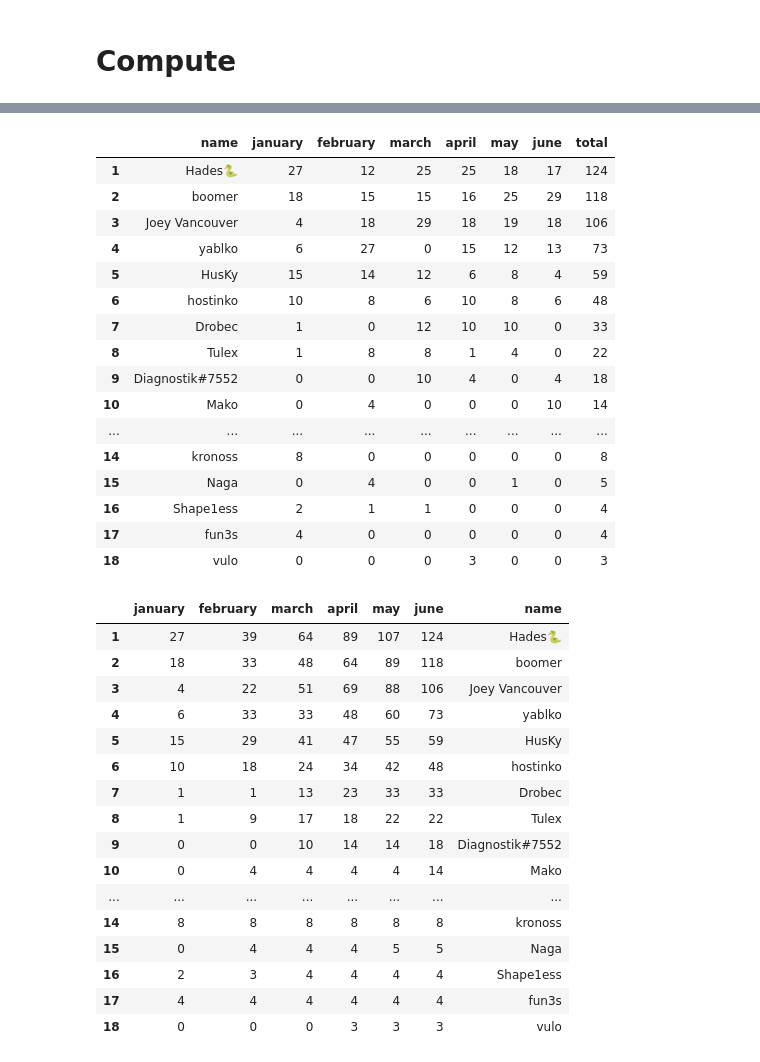
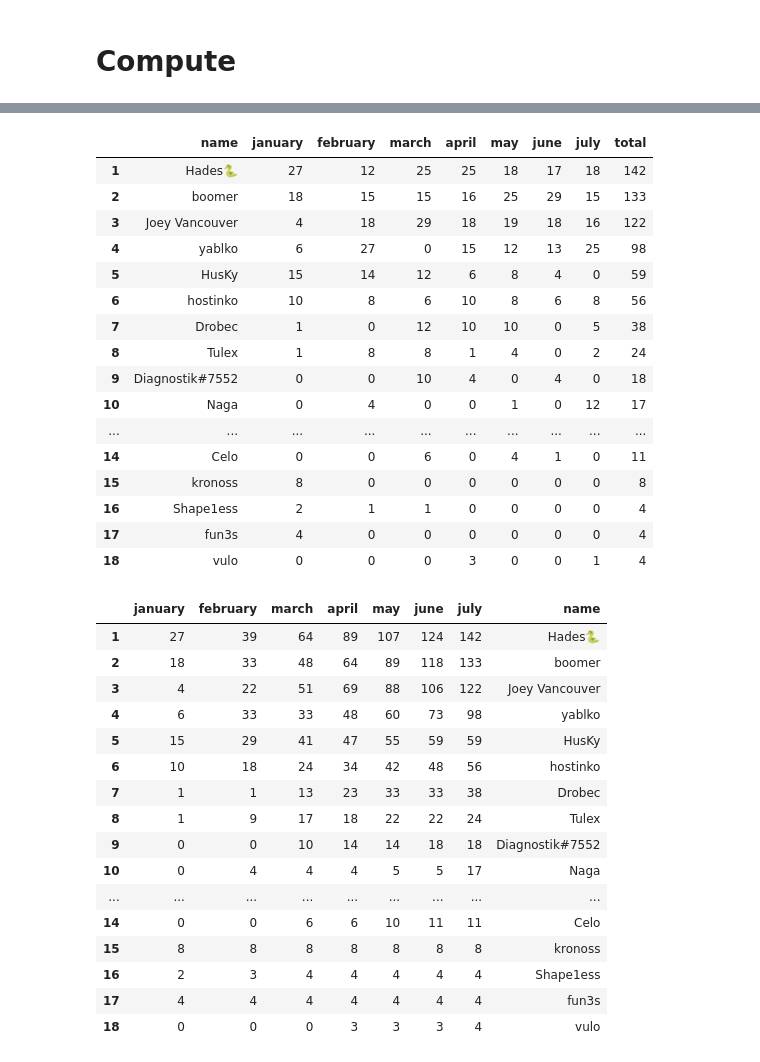
Before and after one commit to pavlikp/Arcade-Watch-Discord-Guess-the-Game-Awards, a Jupyter notebook: QuickGTG.ipynb, the cells around one changed output, grey strips where cells are left out. Cells and saved outputs as stored; diff of their text form; code cells hidden in the pictures.

Commit message:
July update

```diff
--- a/QuickGTG.ipynb
+++ b/QuickGTG.ipynb
@@ -56,13 +56,13 @@ new_games_df = new_games_df.set_index('day')
 # Compute
 # %%
 # import results
-f01 = open("gtg-jun26.txt", "r", encoding="utf8").read()
+f01 = open("gtg-jul26.txt", "r", encoding="utf8").read()
 
 fulltext = '\n'.join([f01])
 
 # specify beggining and end
-from_day = 1479
-to_day = 1508
+from_day = 1509
+to_day = 1539
 
 fulltext = fulltext.replace("\n\n —", " —") # fix for new Discord badges
 
@@ -310,35 +306,35 @@ rankings_year
 # %%
 rankings_year = rankings_year.merge(df_rankings[df_rankings["final points"] > 0][['name', 'final points']], on='name', how='outer')
 rankings_year = rankings_year.fillna(value = 0)
-rankings_year = rankings_year.rename(columns={"final points": "june"})
+rankings_year = rankings_year.rename(columns={"final points": "july"})
 rankings_year = rankings_year[[c for c in rankings_year if c not in ['total']] + ['total']]
 
 cols = rankings_year.columns[1:-1]
 rankings_year[cols] = rankings_year[cols].astype(int)
 
 rankings_year['total'] = rankings_year.iloc[:, 1:-1].sum(axis=1)
 rankings_year = rankings_year.sort_values(by='total', ascending=False).reset_index()
 rankings_year = rankings_year.drop(columns='index')
 rankings_year.index += 1
 rankings_year
 # %% [output]
-|  | name | january | february | march | april | may | june | total |
-| 1 | Hades🐍 | 27 | 12 | 25 | 25 | 18 | 17 | 124 |
-| 2 | boomer | 18 | 15 | 15 | 16 | 25 | 29 | 118 |
-| 3 | Joey Vancouver | 4 | 18 | 29 | 18 | 19 | 18 | 106 |
-| 4 | yablko | 6 | 27 | 0 | 15 | 12 | 13 | 73 |
-| 5 | HusKy | 15 | 14 | 12 | 6 | 8 | 4 | 59 |
-| 6 | hostinko | 10 | 8 | 6 | 10 | 8 | 6 | 48 |
-| 7 | Drobec | 1 | 0 | 12 | 10 | 10 | 0 | 33 |
-| 8 | Tulex | 1 | 8 | 8 | 1 | 4 | 0 | 22 |
-| 9 | Diagnostik#7552 | 0 | 0 | 10 | 4 | 0 | 4 | 18 |
-| 10 | Mako | 0 | 4 | 0 | 0 | 0 | 10 | 14 |
-| ... | ... | ... | ... | ... | ... | ... | ... | ... |
-| 14 | kronoss | 8 | 0 | 0 | 0 | 0 | 0 | 8 |
-| 15 | Naga | 0 | 4 | 0 | 0 | 1 | 0 | 5 |
-| 16 | Shape1ess | 2 | 1 | 1 | 0 | 0 | 0 | 4 |
-| 17 | fun3s | 4 | 0 | 0 | 0 | 0 | 0 | 4 |
-| 18 | vulo | 0 | 0 | 0 | 3 | 0 | 0 | 3 |
+|  | name | january | february | march | april | may | june | july | total |
+| 1 | Hades🐍 | 27 | 12 | 25 | 25 | 18 | 17 | 18 | 142 |
+| 2 | boomer | 18 | 15 | 15 | 16 | 25 | 29 | 15 | 133 |
+| 3 | Joey Vancouver | 4 | 18 | 29 | 18 | 19 | 18 | 16 | 122 |
+| 4 | yablko | 6 | 27 | 0 | 15 | 12 | 13 | 25 | 98 |
+| 5 | HusKy | 15 | 14 | 12 | 6 | 8 | 4 | 0 | 59 |
+| 6 | hostinko | 10 | 8 | 6 | 10 | 8 | 6 | 8 | 56 |
+| 7 | Drobec | 1 | 0 | 12 | 10 | 10 | 0 | 5 | 38 |
+| 8 | Tulex | 1 | 8 | 8 | 1 | 4 | 0 | 2 | 24 |
+| 9 | Diagnostik#7552 | 0 | 0 | 10 | 4 | 0 | 4 | 0 | 18 |
+| 10 | Naga | 0 | 4 | 0 | 0 | 1 | 0 | 12 | 17 |
+| ... | ... | ... | ... | ... | ... | ... | ... | ... | ... |
+| 14 | Celo | 0 | 0 | 6 | 0 | 4 | 1 | 0 | 11 |
+| 15 | kronoss | 8 | 0 | 0 | 0 | 0 | 0 | 0 | 8 |
+| 16 | Shape1ess | 2 | 1 | 1 | 0 | 0 | 0 | 0 | 4 |
+| 17 | fun3s | 4 | 0 | 0 | 0 | 0 | 0 | 0 | 4 |
+| 18 | vulo | 0 | 0 | 0 | 3 | 0 | 0 | 1 | 4 |
 # %%
 rankings_year.to_csv("points2026.csv")
 # %%
@@ -346,23 +342,23 @@ cumulative = rankings_year.iloc[:, 1:-1].cumsum(axis=1)
 cumulative["name"] = rankings_year["name"]
 cumulative
 # %% [output]
-|  | january | february | march | april | may | june | name |
-| 1 | 27 | 39 | 64 | 89 | 107 | 124 | Hades🐍 |
-| 2 | 18 | 33 | 48 | 64 | 89 | 118 | boomer |
-| 3 | 4 | 22 | 51 | 69 | 88 | 106 | Joey Vancouver |
-| 4 | 6 | 33 | 33 | 48 | 60 | 73 | yablko |
-| 5 | 15 | 29 | 41 | 47 | 55 | 59 | HusKy |
-| 6 | 10 | 18 | 24 | 34 | 42 | 48 | hostinko |
-| 7 | 1 | 1 | 13 | 23 | 33 | 33 | Drobec |
-| 8 | 1 | 9 | 17 | 18 | 22 | 22 | Tulex |
-| 9 | 0 | 0 | 10 | 14 | 14 | 18 | Diagnostik#7552 |
-| 10 | 0 | 4 | 4 | 4 | 4 | 14 | Mako |
-| ... | ... | ... | ... | ... | ... | ... | ... |
-| 14 | 8 | 8 | 8 | 8 | 8 | 8 | kronoss |
-| 15 | 0 | 4 | 4 | 4 | 5 | 5 | Naga |
-| 16 | 2 | 3 | 4 | 4 | 4 | 4 | Shape1ess |
-| 17 | 4 | 4 | 4 | 4 | 4 | 4 | fun3s |
-| 18 | 0 | 0 | 0 | 3 | 3 | 3 | vulo |
+|  | january | february | march | april | may | june | july | name |
+| 1 | 27 | 39 | 64 | 89 | 107 | 124 | 142 | Hades🐍 |
+| 2 | 18 | 33 | 48 | 64 | 89 | 118 | 133 | boomer |
+| 3 | 4 | 22 | 51 | 69 | 88 | 106 | 122 | Joey Vancouver |
+| 4 | 6 | 33 | 33 | 48 | 60 | 73 | 98 | yablko |
+| 5 | 15 | 29 | 41 | 47 | 55 | 59 | 59 | HusKy |
+| 6 | 10 | 18 | 24 | 34 | 42 | 48 | 56 | hostinko |
+| 7 | 1 | 1 | 13 | 23 | 33 | 33 | 38 | Drobec |
+| 8 | 1 | 9 | 17 | 18 | 22 | 22 | 24 | Tulex |
+| 9 | 0 | 0 | 10 | 14 | 14 | 18 | 18 | Diagnostik#7552 |
+| 10 | 0 | 4 | 4 | 4 | 5 | 5 | 17 | Naga |
+| ... | ... | ... | ... | ... | ... | ... | ... | ... |
+| 14 | 0 | 0 | 6 | 6 | 10 | 11 | 11 | Celo |
+| 15 | 8 | 8 | 8 | 8 | 8 | 8 | 8 | kronoss |
+| 16 | 2 | 3 | 4 | 4 | 4 | 4 | 4 | Shape1ess |
+| 17 | 4 | 4 | 4 | 4 | 4 | 4 | 4 | fun3s |
+| 18 | 0 | 0 | 0 | 3 | 3 | 3 | 4 | vulo |
 # %%
 import matplotlib.pyplot as plt
 cumulative = rankings_year.iloc[:, 1:-1].cumsum(axis=1)
```
Also changed, not shown: parts of 11 cells of this notebook, 4 other files.
